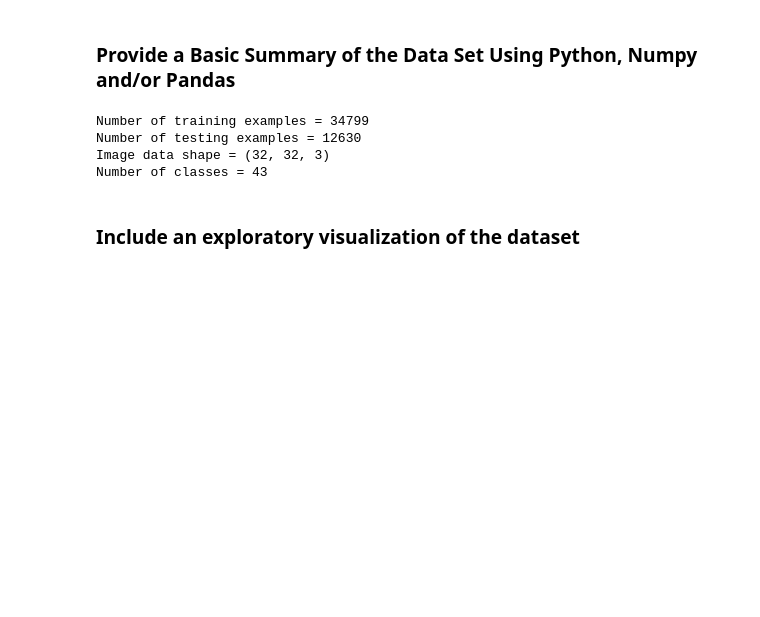
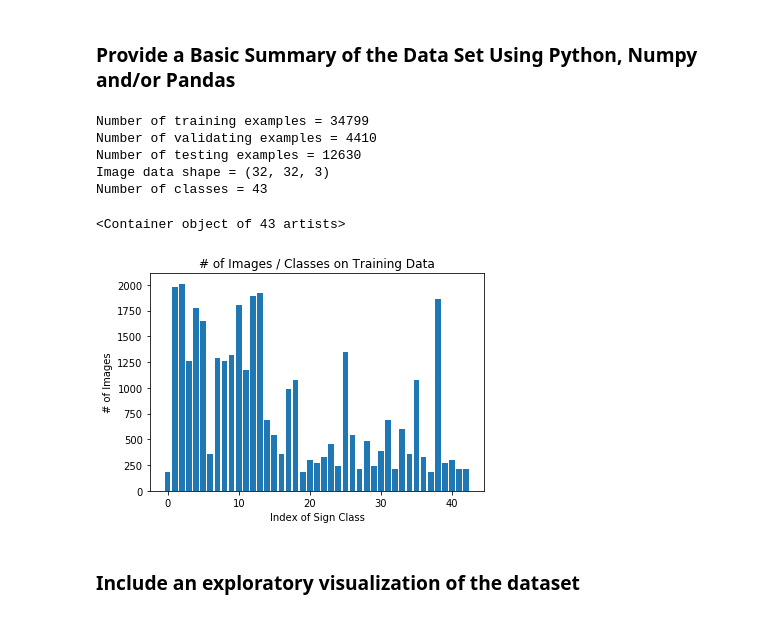
Before and after one commit to yu-iskw/CarND-Traffic-Sign-Classifier-Project, a Jupyter notebook: Traffic_Sign_Classifier.assignment.ipynb, the cells around one changed output. Cells and saved outputs as stored; diff of their text form; code cells hidden in the pictures; blank space fills up the shorter version.

```diff
--- a/Traffic_Sign_Classifier.assignment.ipynb
+++ b/Traffic_Sign_Classifier.assignment.ipynb
@@ -88,11 +74,13 @@ image_shape = X_train[0].shape
 n_classes = len(set(y_train))
 
 print("Number of training examples =", n_train)
+print("Number of validating examples =", n_validation)
 print("Number of testing examples =", n_test)
 print("Image data shape =", image_shape)
 print("Number of classes =", n_classes)
 # %% [output]
 Number of training examples = 34799
+Number of validating examples = 4410
 Number of testing examples = 12630
 Image data shape = (32, 32, 3)
 Number of classes = 43
@@ -99,3 +90,15 @@ Number of classes = 43
+# %%
+import pandas as pd
+
+y_train_df = pd.DataFrame(y_train, columns=['sign_class'])
+counts = y_train_df.groupby('sign_class').sign_class.count()
+plt.title('# of Images / Classes on Training Data')
+plt.xlabel('Index of Sign Class')
+plt.ylabel('# of Images')
+plt.bar(counts.index, counts.values)
+# %% [output]
+<Container object of 43 artists>
+[figure, added]
 # %% [markdown]
 ### Include an exploratory visualization of the dataset
 # %% [markdown]
```
Also changed, not shown: parts of 34 cells of this notebook, 24 other files.
